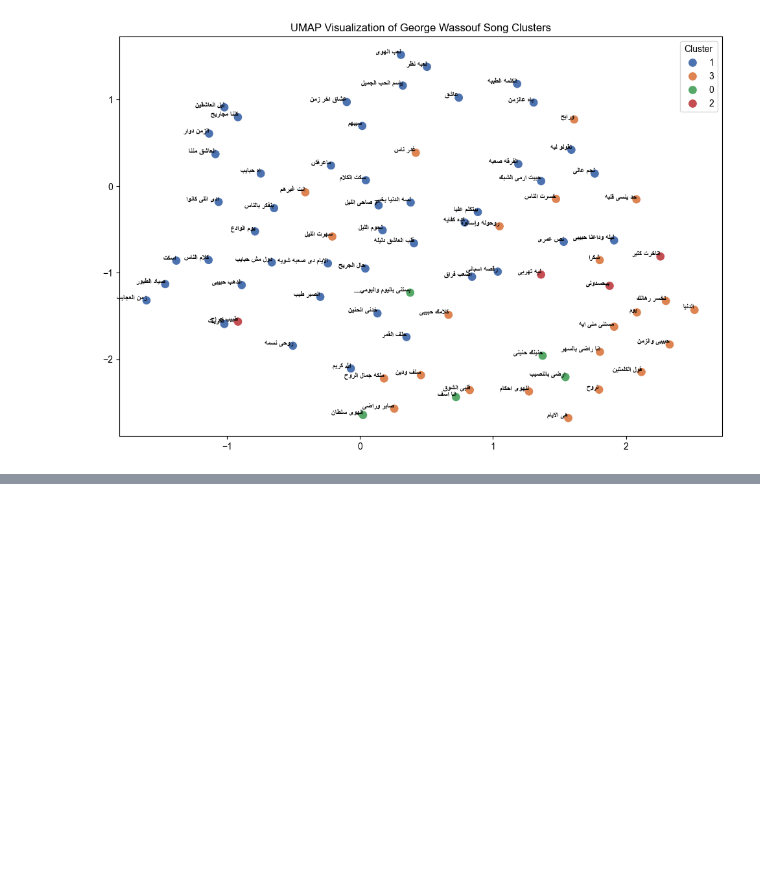
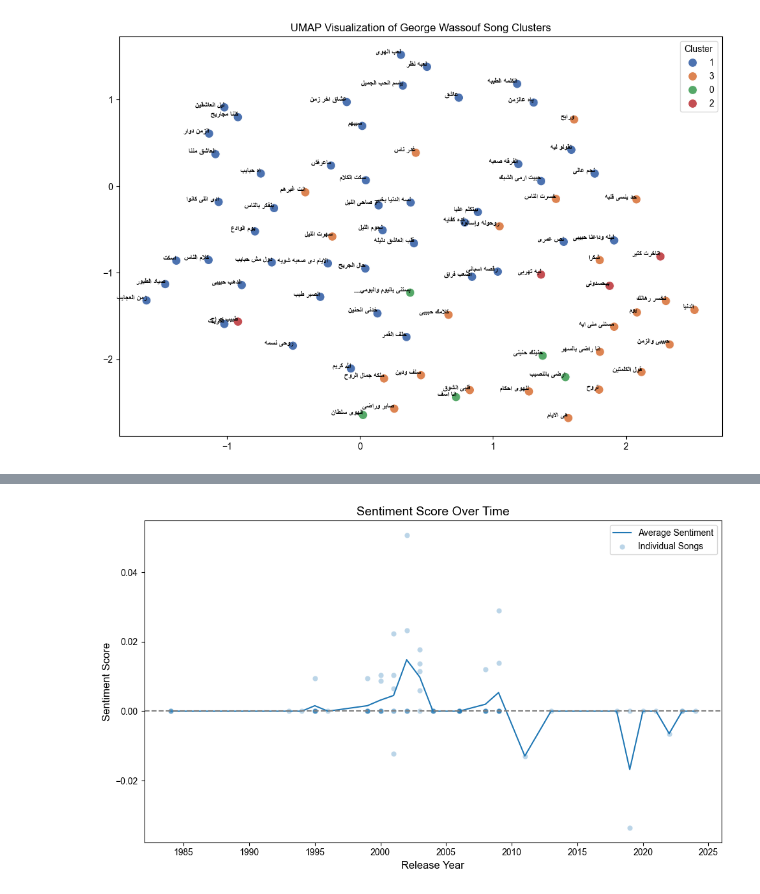
Before and after one commit to YoussefMohAttia/Arabic-Lyrics-Analysis-LLM, a Jupyter notebook: Term_Project.ipynb, the cells around one changed output, grey strips where cells are left out. Saved outputs shown, nothing was run; the diff lists cells and outputs as text; code cells hidden in the pictures; blank space fills up the shorter version.

```diff
--- a/Term_Project.ipynb
+++ b/Term_Project.ipynb
@@ -951,0 +1112,36 @@ Requirement already satisfied: python-bidi in c:\users\admin\appdata\local\progr
+# %%
+import matplotlib.pyplot as plt
+import seaborn as sns
+
+# Expanded lists of Arabic positive and negative words (customize further as needed)
+positive_words = ["حب", "فرح", "جميل", "سعادة", "أمل", "سلام", "بهجة", "حنان"]
+negative_words = ["حزن", "ألم", "دموع", "كره", "خوف", "غضب", "أسى", "يأس"]
+
+def sentiment_score(lyrics):
+    words = lyrics.split()  # Split lyrics into words
+    total_words = len(words)
+    pos_count = sum(1 for word in words if word in positive_words)
+    neg_count = sum(1 for word in words if word in negative_words)
+    if total_words == 0:
+        return 0  # Neutral if no words are present
+    return (pos_count - neg_count) / total_words  # Sentiment score per word
+
+# Assuming 'data' is your DataFrame with 'Track Lyrics' and 'Release year' columns
+data['sentiment'] = data['Tokenized & Preprocessed Lyrics'].apply(sentiment_score)
+
+# Calculate average sentiment per year
+yearly_sentiment = data.groupby('Release year')['sentiment'].mean().reset_index().sort_values('Release year')
+
+# Plot sentiment over time
+plt.figure(figsize=(10, 6))
+sns.lineplot(x='Release year', y='sentiment', data=yearly_sentiment, label='Average Sentiment')
+sns.scatterplot(x='Release year', y='sentiment', data=data, alpha=0.3, label='Individual Songs')
+plt.axhline(0, color='gray', linestyle='--')  # Reference line at neutral sentiment
+plt.title('Sentiment Score Over Time', fontsize=14)
+plt.xlabel('Release Year', fontsize=12)
+plt.ylabel('Sentiment Score', fontsize=12)
+plt.legend()
+plt.tight_layout()
+plt.show()
+# %% [output]
+[figure, added]
```
Also changed, not shown: parts of 22 cells of this notebook.
